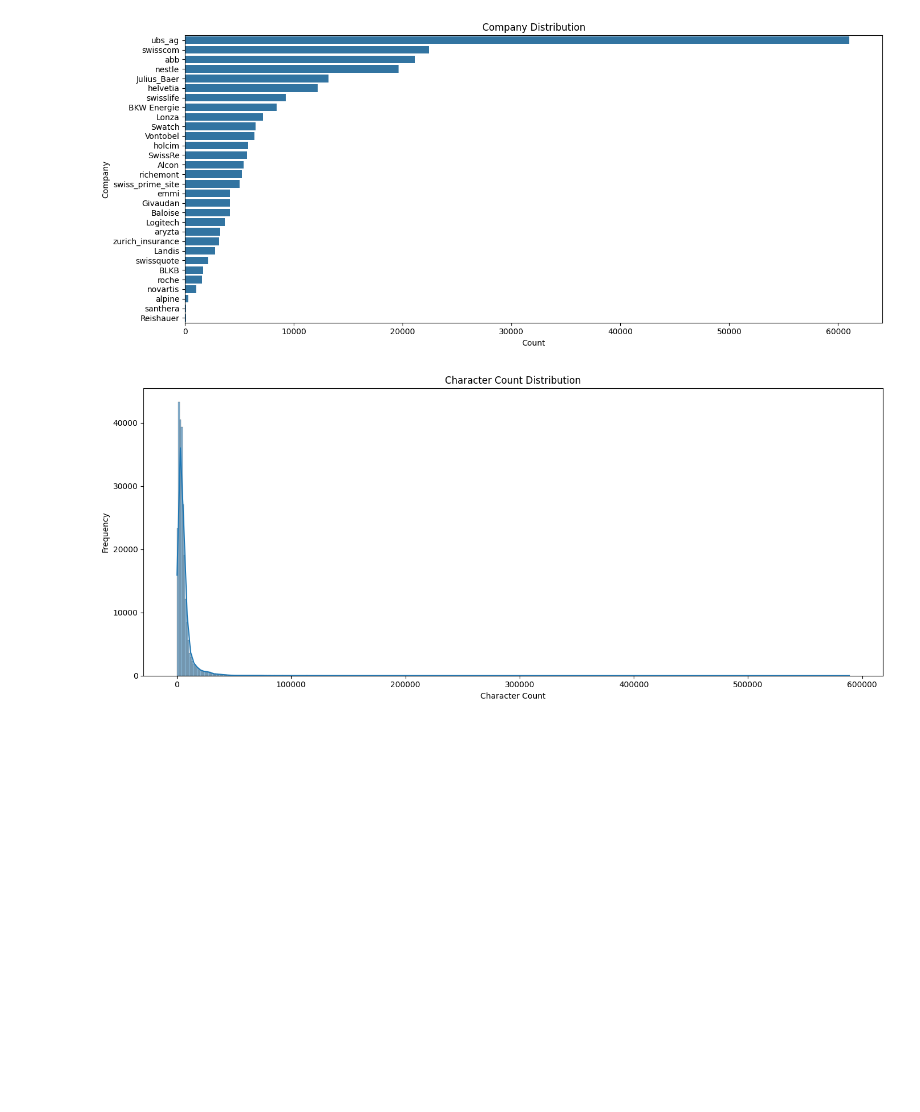
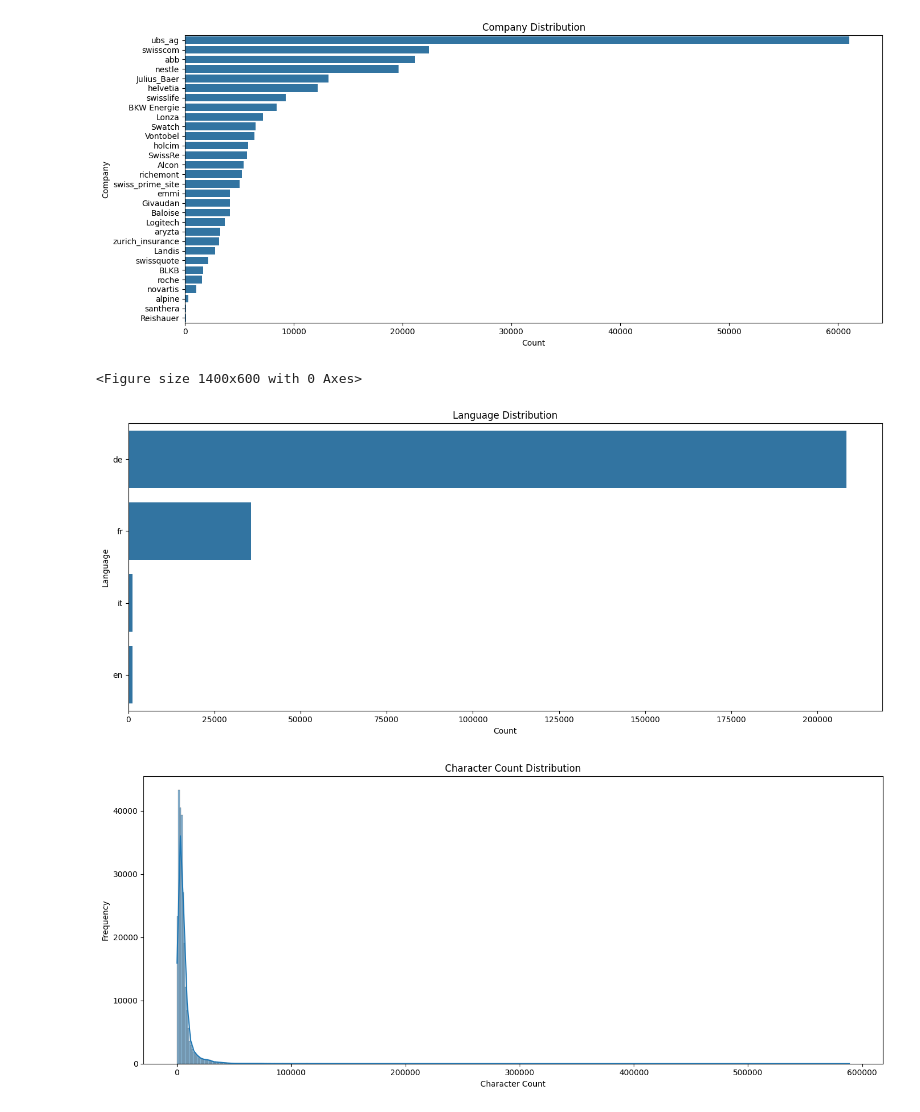
Before and after one commit to mkcakmak/multimodel-financial-time-series-with-sentiment, a Jupyter notebook: noteebooks/news_datasets.ipynb, the cells around one changed output. Drawn from its saved outputs; the diff is of its cells as text; code cells hidden in the pictures; blank space fills up the shorter version.

```diff
--- a/noteebooks/news_datasets.ipynb
+++ b/noteebooks/news_datasets.ipynb
@@ -226,6 +226,22 @@ plt.tight_layout()
 plt.show()
 # %% [output]
 [figure]
+# %%
+plt.figure(figsize=(14, 6))
+language_counts = full_df['language'].value_counts()
+language_counts = language_counts.sort_values(ascending=False)
+plt.figure(figsize=(14, 6))
+language_counts = full_df['language'].value_counts()
+language_counts = language_counts.sort_values(ascending=False)
+sns.barplot(x=language_counts.values, y=language_counts.index, orient='h')
+plt.title('Language Distribution')
+plt.xlabel('Count')
+plt.ylabel('Language')
+plt.tight_layout()
+plt.show()
+# %% [output]
+<Figure size 1400x600 with 0 Axes>
+[figure, added]
 # %%
 # Plot Distribution of char count for each company
 plt.figure(figsize=(14, 6))
```
